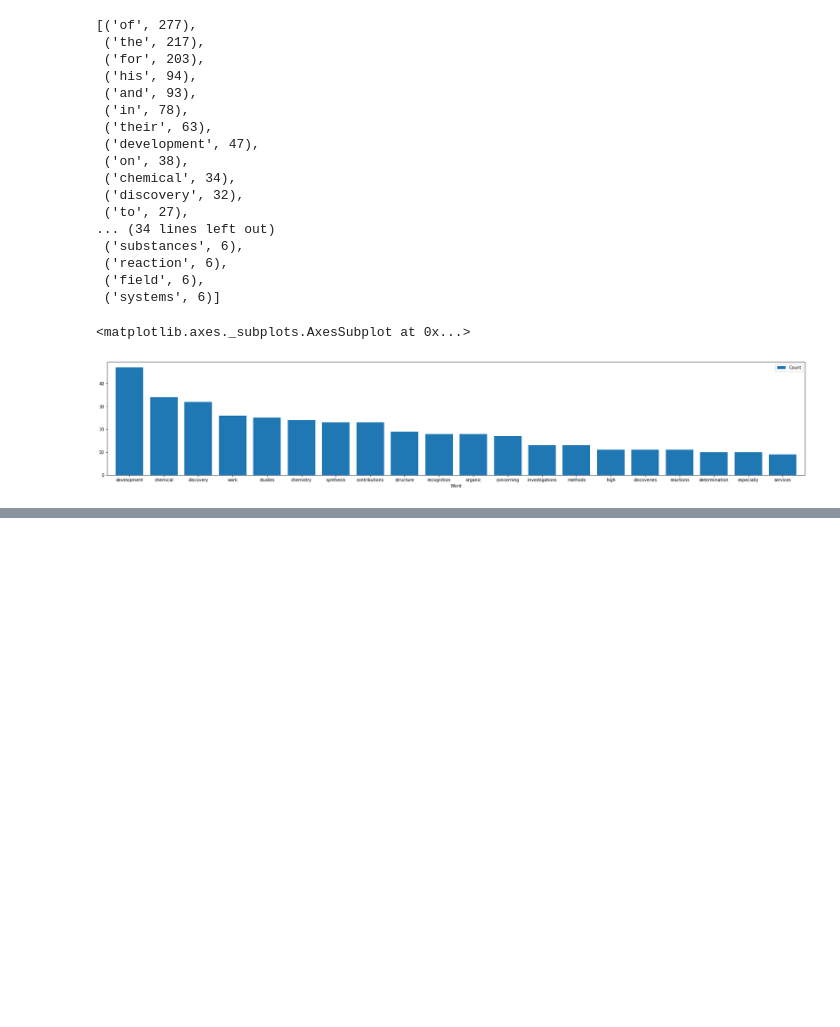
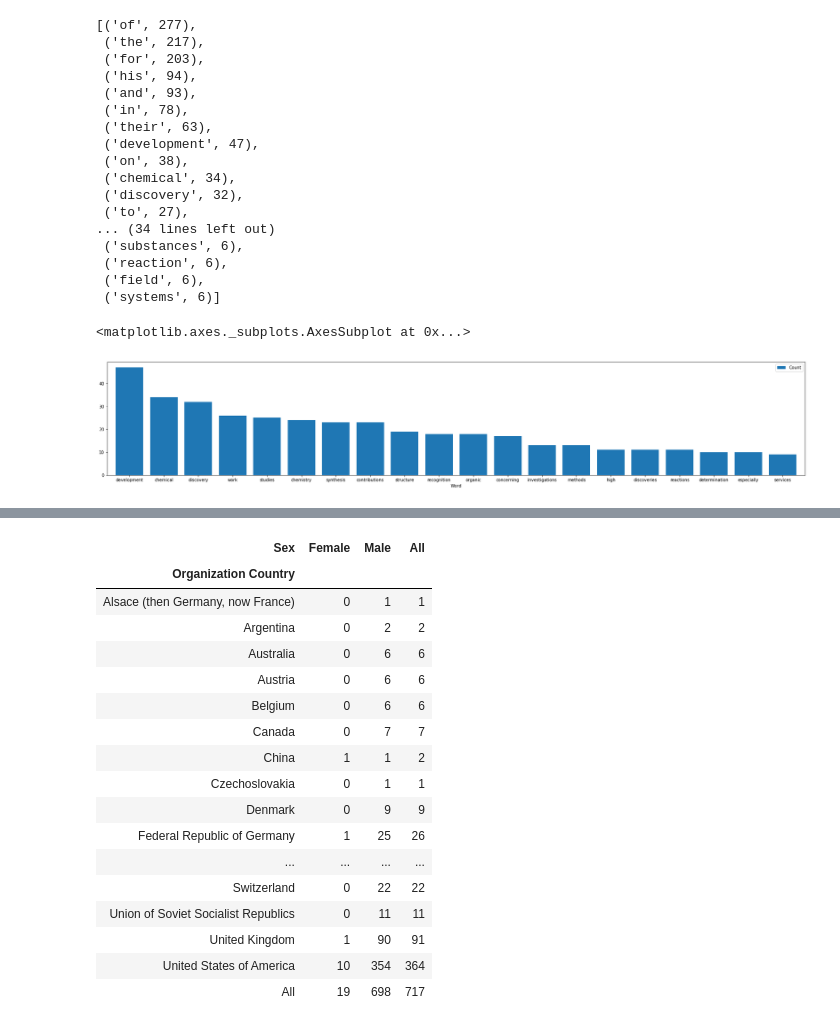
Before and after one commit to marwagaser/DataEngineering, a Jupyter notebook: Data Cleaning - Milestone 1.ipynb, the cells around one changed output, grey strips where cells are left out. Cells and saved outputs as stored; diff of their text form; code cells hidden in the pictures; blank space fills up the shorter version.

```diff
--- a/Data Cleaning - Milestone 1.ipynb
+++ b/Data Cleaning - Milestone 1.ipynb
@@ -868,0 +883,22 @@ rslt.plot.bar(rot=0, figsize=(30,5), width=0.8)
+# %%
+contengency_table = pd.crosstab(df["Organization Country"],df["Sex"], margins= True)
+contengency_table
+# %% [output]
+| Sex | Female | Male | All |
+| Organization Country |  |  |  |
+| Alsace (then Germany, now France) | 0 | 1 | 1 |
+| Argentina | 0 | 2 | 2 |
+| Australia | 0 | 6 | 6 |
+| Austria | 0 | 6 | 6 |
+| Belgium | 0 | 6 | 6 |
+| Canada | 0 | 7 | 7 |
+| China | 1 | 1 | 2 |
+| Czechoslovakia | 0 | 1 | 1 |
+| Denmark | 0 | 9 | 9 |
+| Federal Republic of Germany | 1 | 25 | 26 |
+| ... | ... | ... | ... |
+| Switzerland | 0 | 22 | 22 |
+| Union of Soviet Socialist Republics | 0 | 11 | 11 |
+| United Kingdom | 1 | 90 | 91 |
+| United States of America | 10 | 354 | 364 |
+| All | 19 | 698 | 717 |
```
Also changed, not shown: parts of 16 cells of this notebook.
